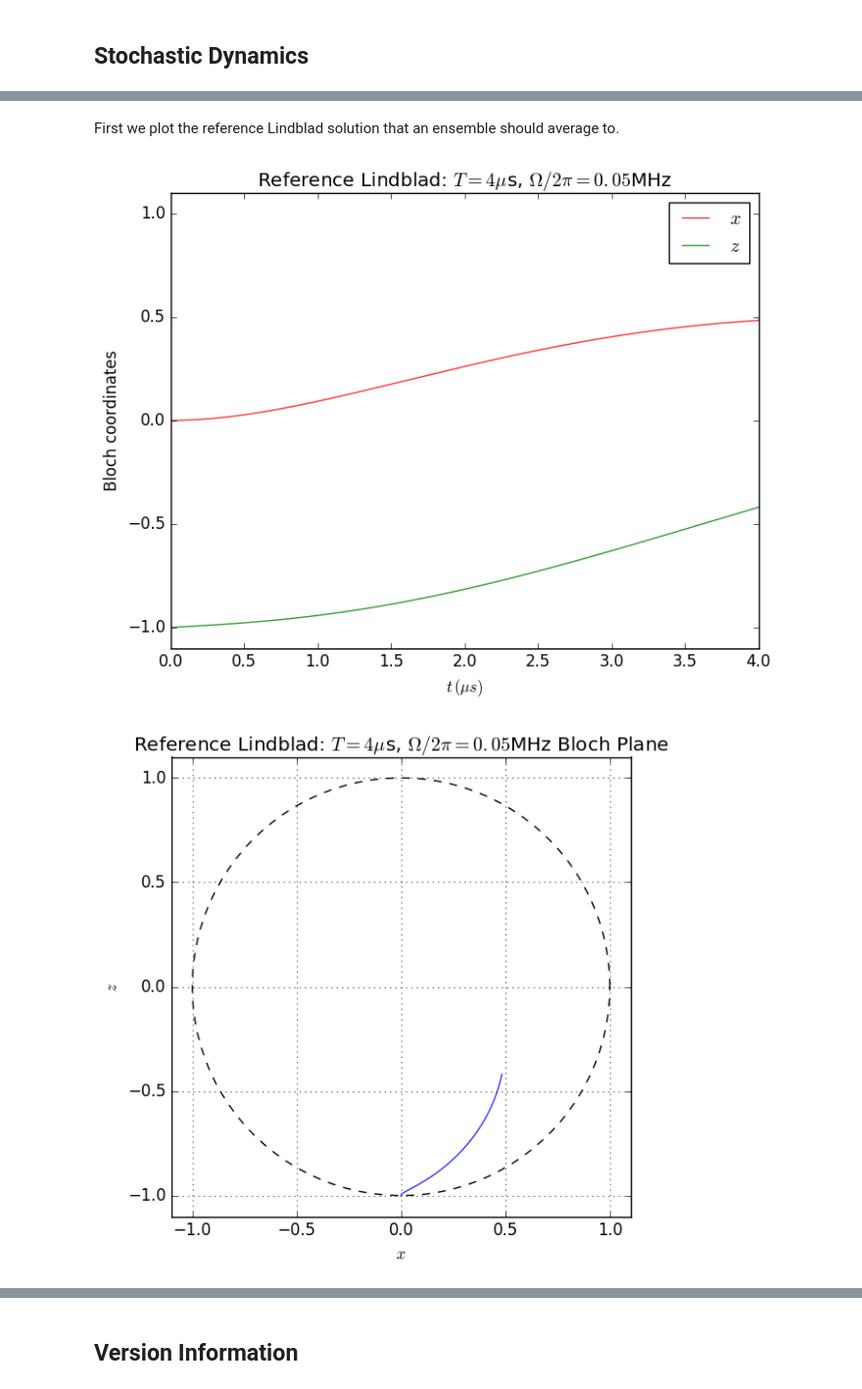
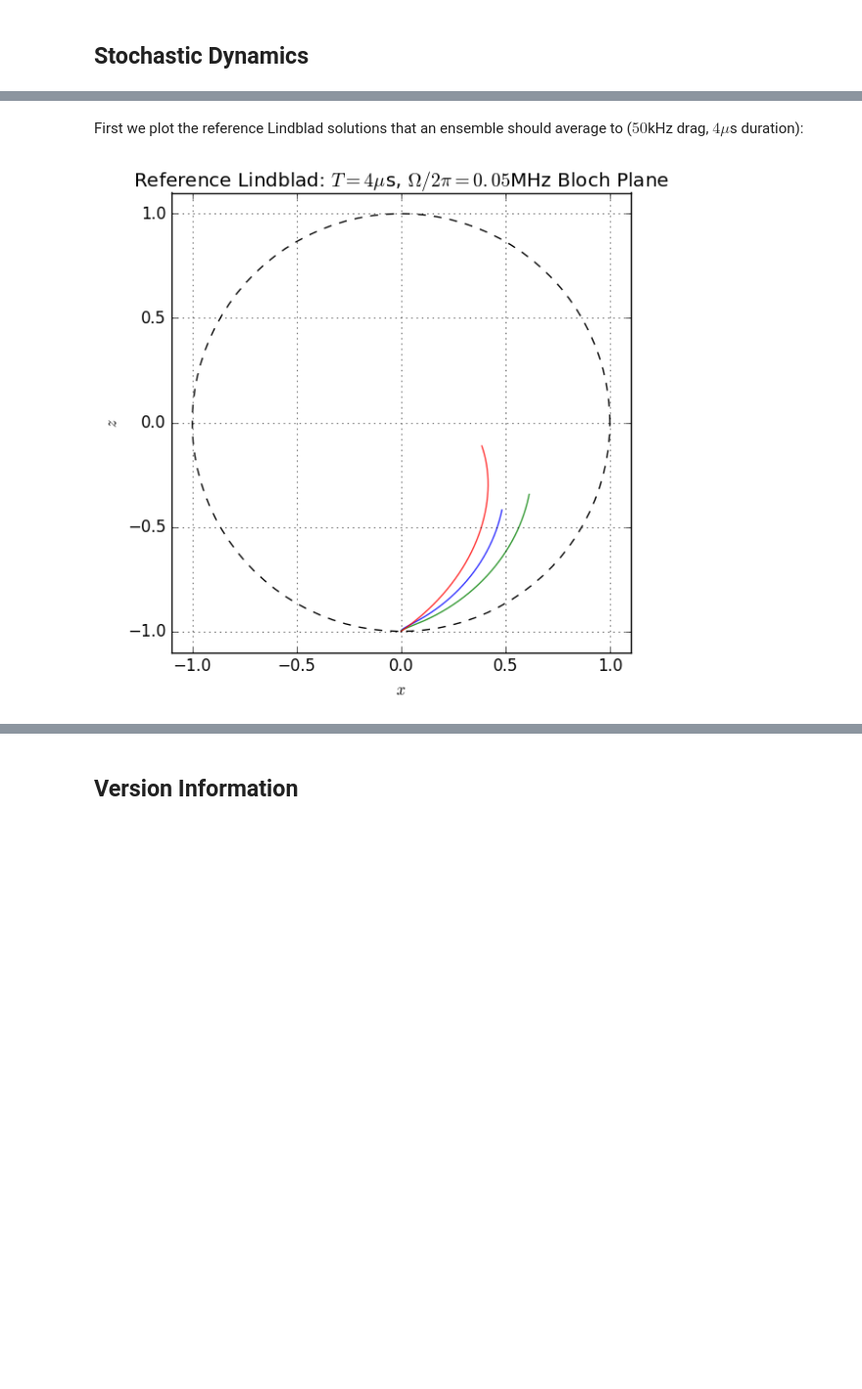
Before and after one commit to justindressel/QuantumBayesian.jl, a Jupyter notebook: notebooks/ZenoDragging.ipynb, the cells around one changed output, grey strips where cells are left out. Shown at 98% size. Cells and saved outputs as stored; diff of their text form; code cells hidden in the pictures; blank space fills up the shorter version.

```diff
--- a/notebooks/ZenoDragging.ipynb
+++ b/notebooks/ZenoDragging.ipynb
@@ -217,9 +258,10 @@ plot_solution([[sols[1](k), sols[2](k), sols[3](k)] for k in 1:sols[1].n], bloch
 # %% [markdown]
-First we plot the reference Lindblad solution that an ensemble should average to.
+First we plot the reference Lindblad solutions that an ensemble should average to ($50$kHz drag, $4\mu$s duration):
 # %%
 sols = ensemble_average(2π*0.05, T=(0.0, 4.0), verbose=false)
-plot_solution([sols], bloch=true, plot_title=L"Reference Lindblad: $T=4\mu$s, $\Omega/2\pi=0.05$MHz")
+sols2 = ensemble_average(2π*0.05, T=(0.0, 4.0), verbose=false, ch2=true)
+sols3 = ensemble_average(2π*0.05, T=(0.0, 4.0), verbose=false, ch2=true, ϕ=π/6)
+plot_solution([sols,sols2,sols3], bloch=false, plot_title=L"Reference Lindblad: $T=4\mu$s, $\Omega/2\pi=0.05$MHz")
 # %% [output]
-[figure, old version]
+[figure, new version]
-[figure, removed]
 # %% [markdown]
```
Also changed, not shown: parts of 34 cells of this notebook.
